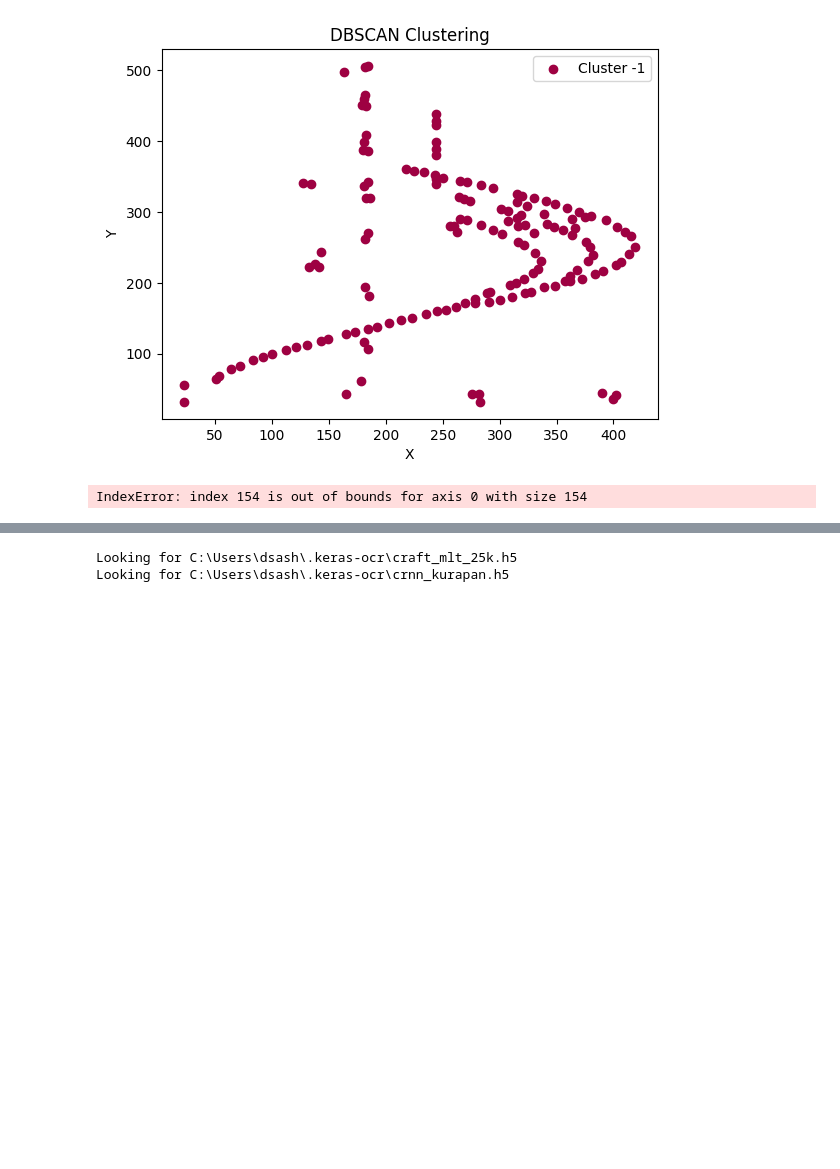
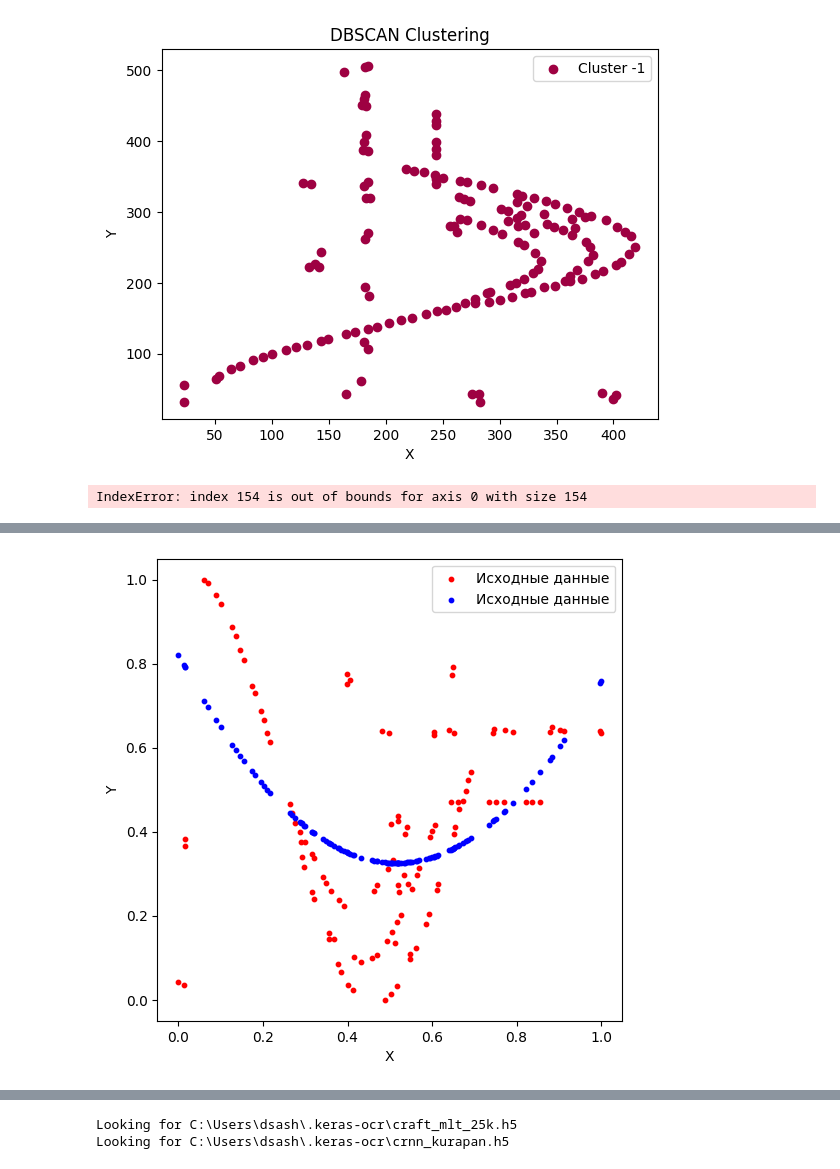
Before and after one commit to DikovAlexandr/TableExtraction, a Jupyter notebook: plot_processing/PlotProcessing.ipynb, the cells around one changed output, grey strips where cells are left out. Cells and saved outputs as stored; diff of their text form; code cells hidden in the pictures; blank space fills up the shorter version.

```diff
--- a/plot_processing/PlotProcessing.ipynb
+++ b/plot_processing/PlotProcessing.ipynb
@@ -552,0 +602,44 @@ IndexError: index 154 is out of bounds for axis 0 with size 154
+# %%
+# Предположим, что у вас есть данные x и y
+# x - это ваши независимые переменные (например, значения по оси X на графике)
+# y - это соответствующие зависимые переменные (например, значения по оси Y на графике)
+y, x = zip(*filtered_points)
+y = [height - y_coord for y_coord in y]
+
+# Преобразуйте данные в массивы NumPy
+x = np.array(x).reshape(-1, 1)
+y = np.array(y)
+
+scaler = MinMaxScaler()
+X_normalized = scaler.fit_transform(x)
+y_normalized = scaler.fit_transform(y.reshape(-1, 1)).ravel()
+
+# # Определите ядро для гауссового процесса (RBF - радиальная базовая функция)
+# kernel = C(1.0, (1e-3, 1e3)) * RBF(1.0, (1e-2, 1e2))
+# # Создайте объект GaussianProcessRegressor с выбранным ядром
+# gp = GaussianProcessRegressor(kernel=kernel, n_restarts_optimizer=10)
+# # Обучите модель на ваших данных
+# gp.fit(x, y)
+# # Предсказание для новых точек (например, для точек на графике)
+x_pred = np.linspace(min(x), max(x), 100).reshape(-1, 1)
+# y_pred, sigma = gp.predict(x_pred, return_std=True)
+
+# Создадим регрессор SVR с RBF-ядром.
+svr_rbf = SVR(kernel='rbf', C=100, gamma=0.1, epsilon=0.1)
+# Обучим модель на данных.
+svr_rbf.fit(X_normalized, y_normalized)
+y_pred_normalized = svr_rbf.predict(X_normalized)
+y_pred_original_scale = scaler.inverse_transform(y_pred_normalized.reshape(-1, 1)).ravel()
+
+# Отображение результатов
+plt.figure(figsize=(6, 6))
+plt.scatter(X_normalized, y_normalized, c='r', label='Исходные данные', s=10)
+plt.scatter(X_normalized, y_pred_normalized, c='b', label='Исходные данные', s=10)
+# plt.plot(X_normalized, y_pred_normalized, color='navy', lw=2, label='SVR with RBF Kernel (Original Scale)')
+# plt.fill_between(x_pred[:, 0], y_pred - sigma, y_pred + sigma, alpha=0.2, color='r')
+plt.xlabel('X')
+plt.ylabel('Y')
+plt.legend()
+plt.show()
+# %% [output]
+[figure, added]
```
Also changed, not shown: parts of 4 cells of this notebook, 23 other files.
